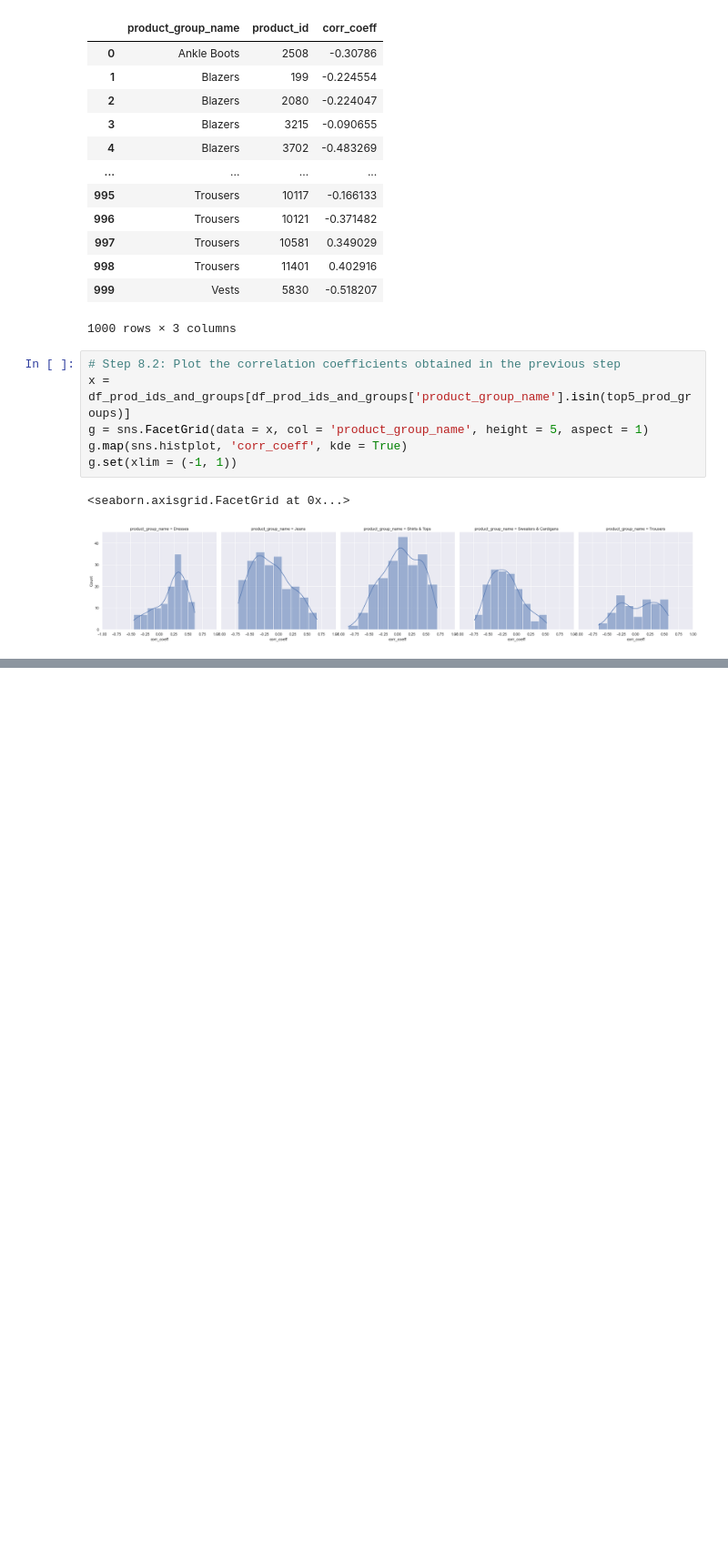
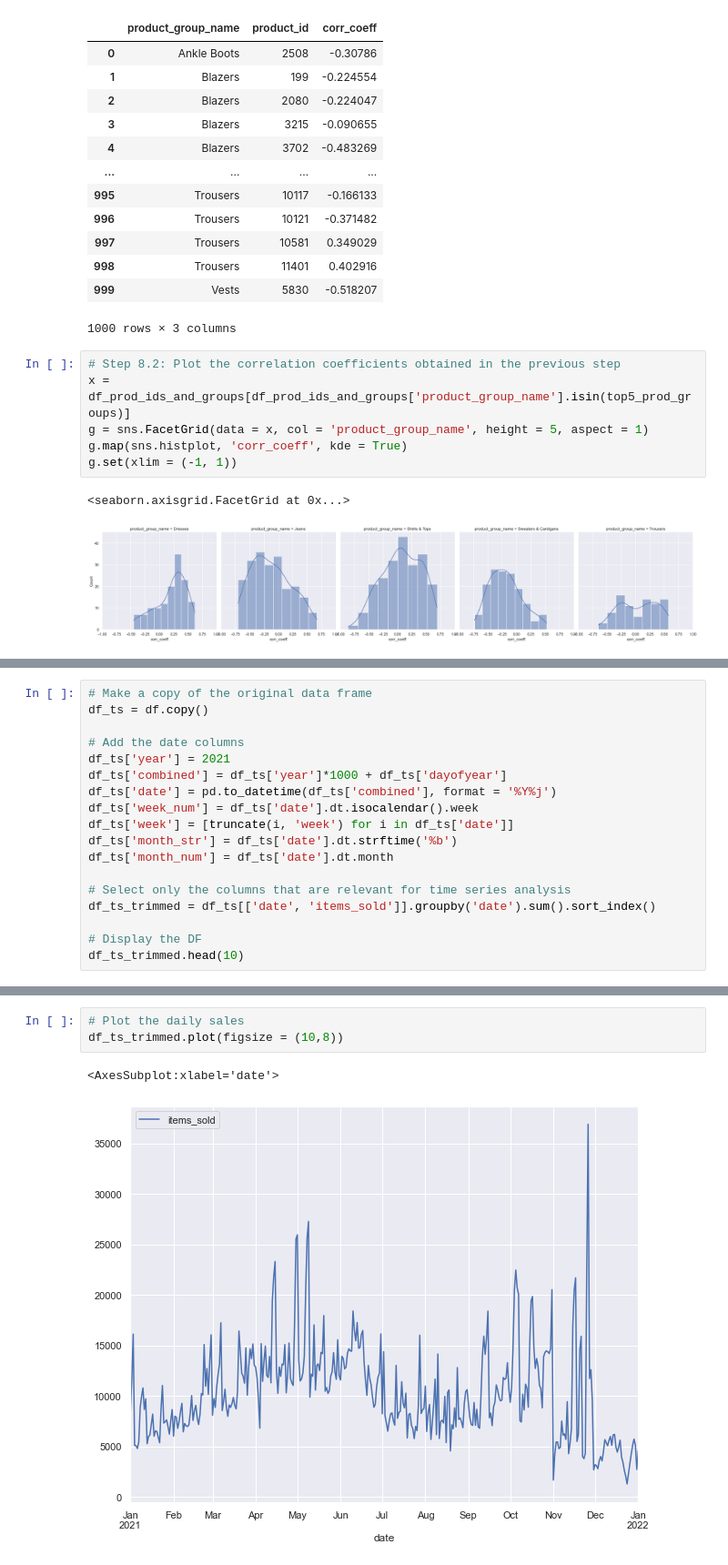
Before and after one commit to omar-elmaria/about_you_case_study, a Jupyter notebook: about_you_case.ipynb, the cells around one changed output, grey strips where cells are left out. Shown at 91% size. Cells and saved outputs as stored; diff of their text form; blank space fills up the shorter version.

```diff
--- a/about_you_case.ipynb
+++ b/about_you_case.ipynb
@@ -456,0 +465,18 @@ g.set(xlim = (-1, 1))
+# %%
+# Make a copy of the original data frame
+df_ts = df.copy()
+
+# Add the date columns
+df_ts['year'] = 2021
+df_ts['combined'] = df_ts['year']*1000 + df_ts['dayofyear']
+df_ts['date'] = pd.to_datetime(df_ts['combined'], format = '%Y%j')
+df_ts['week_num'] = df_ts['date'].dt.isocalendar().week
+df_ts['week'] = [truncate(i, 'week') for i in df_ts['date']]
+df_ts['month_str'] = df_ts['date'].dt.strftime('%b')
+df_ts['month_num'] = df_ts['date'].dt.month
+
+# Select only the columns that are relevant for time series analysis
+df_ts_trimmed = df_ts[['date', 'items_sold']].groupby('date').sum().sort_index()
+
+# Display the DF
+df_ts_trimmed.head(10)
@@ -456,0 +496,6 @@ g.set(xlim = (-1, 1))
+# %%
+# Plot the daily sales
+df_ts_trimmed.plot(figsize = (10,8))
+# %% [output]
+<AxesSubplot:xlabel='date'>
+[figure, added]
```
Also changed, not shown: parts of 13 cells of this notebook, 1 other file.
